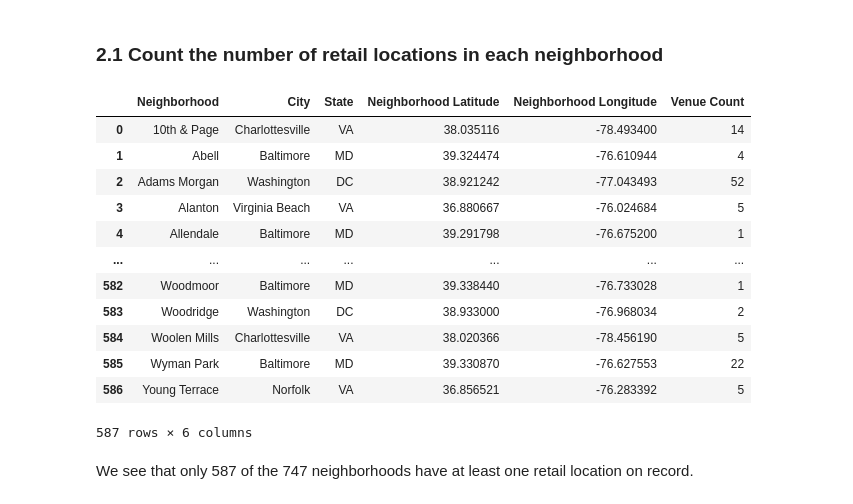
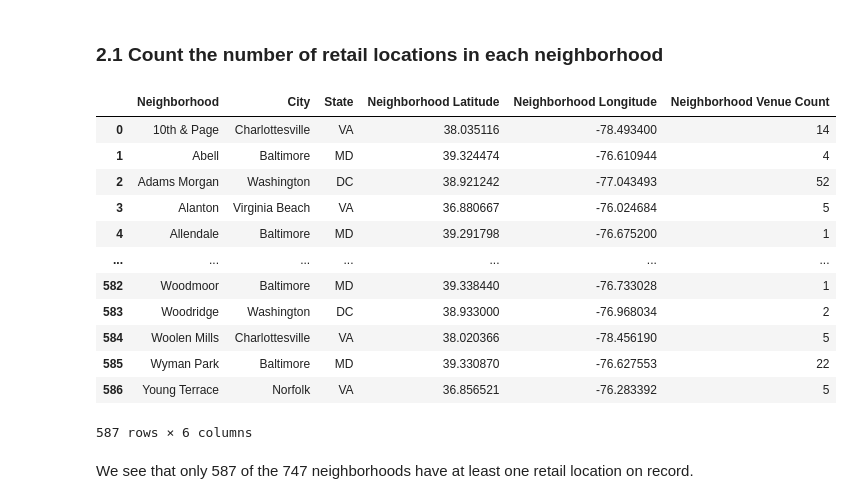
Before and after one commit to mphill82/Coursera_Capstone, a Jupyter notebook: Retail_Inference_notebook.ipynb, the cells around one changed output. Cells and saved outputs as stored; diff of their text form; code cells hidden in the pictures.

```diff
--- a/Retail_Inference_notebook.ipynb
+++ b/Retail_Inference_notebook.ipynb
@@ -379,10 +379,10 @@ This removed 8 retail venues whose category was Neighborhood.
 # %%
 #Make a column venue count which counts the number of venues in each neighborhood
 neigh_df = venues_df.groupby(['Neighborhood','City','State','Neighborhood Latitude','Neighborhood Longitude'],as_index=False)['Venue'].count()
-neigh_df.columns = ['Neighborhood','City','State','Neighborhood Latitude','Neighborhood Longitude','Venue Count']
+neigh_df.columns = ['Neighborhood','City','State','Neighborhood Latitude','Neighborhood Longitude','Neighborhood Venue Count']
 neigh_df
 # %% [output]
-|  | Neighborhood | City | State | Neighborhood Latitude | Neighborhood Longitude | Venue Count |
+|  | Neighborhood | City | State | Neighborhood Latitude | Neighborhood Longitude | Neighborhood Venue Count |
 | 0 | 10th & Page | Charlottesville | VA | 38.035116 | -78.493400 | 14 |
 | 1 | Abell | Baltimore | MD | 39.324474 | -76.610944 | 4 |
 | 2 | Adams Morgan | Washington | DC | 38.921242 | -77.043493 | 52 |
```
Also changed, not shown: parts of 28 cells of this notebook.
